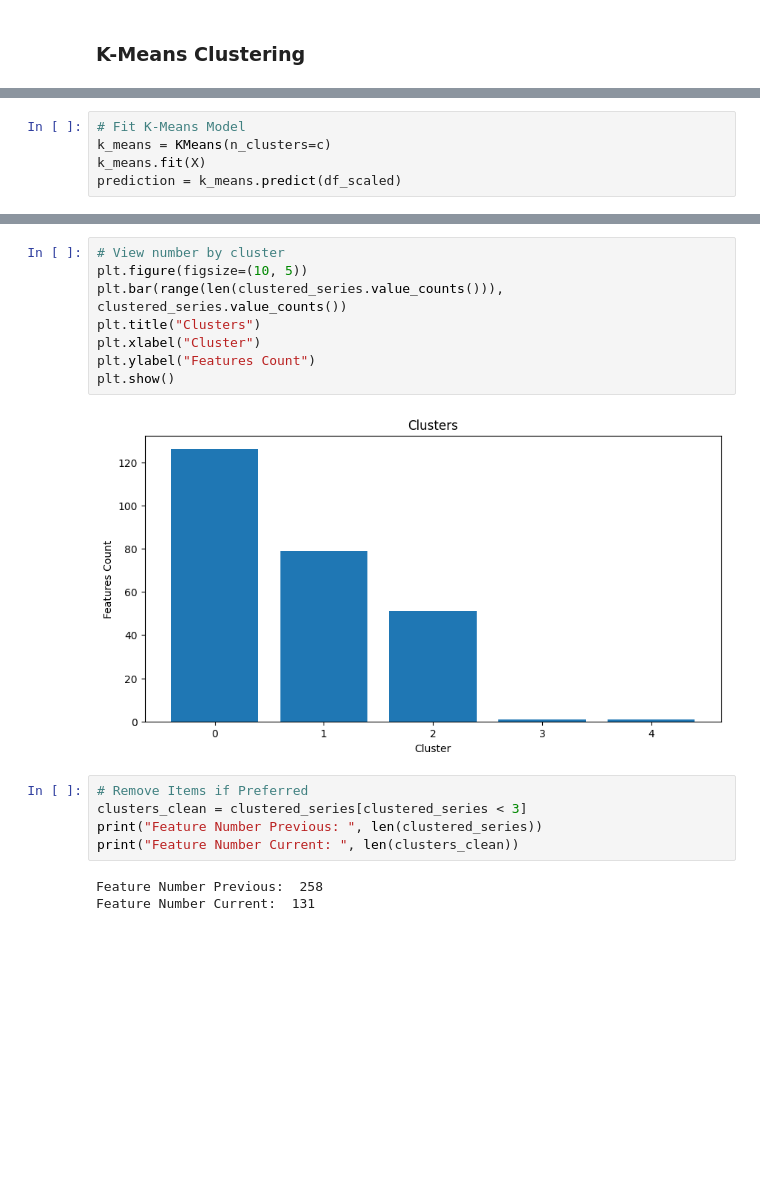
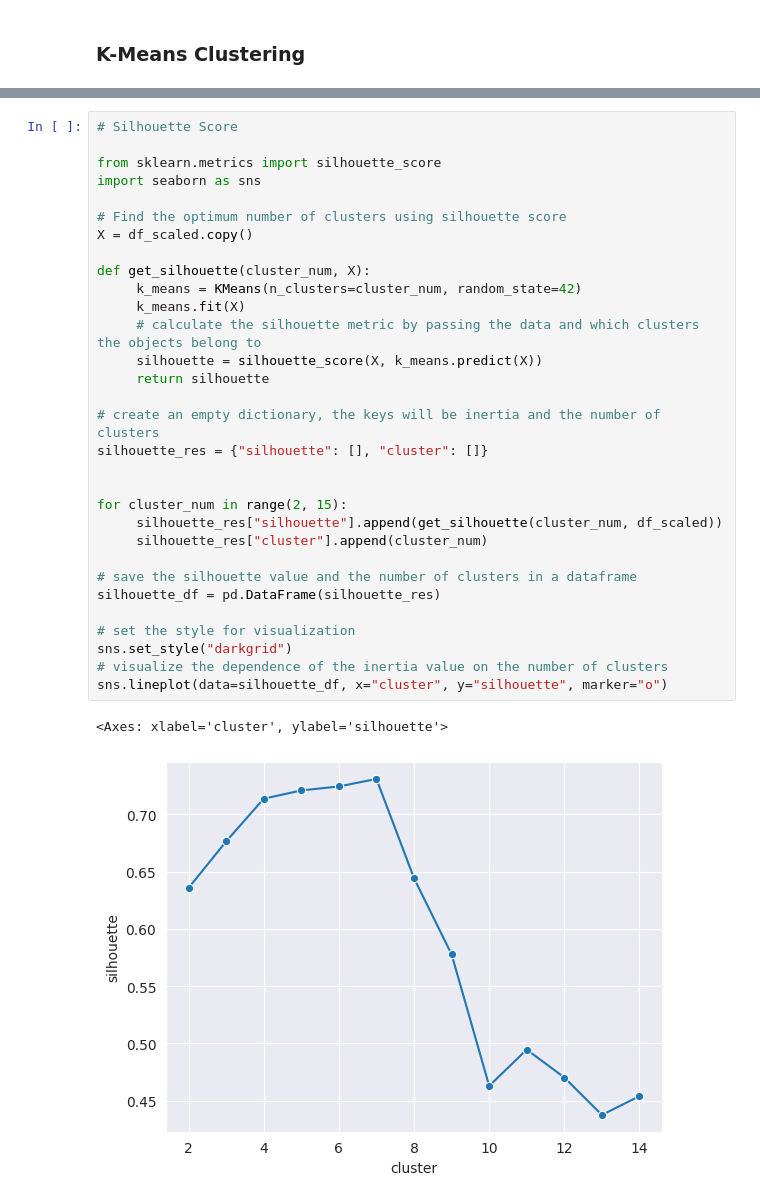
Before and after one commit to dkalenov/ML-Stock-Crypto-Trading, a Jupyter notebook: K_Means_Clustering.ipynb, the cells around one changed output, grey strips where cells are left out. Saved outputs shown, nothing was run; the diff lists cells and outputs as text; blank space fills up the shorter version.

```diff
--- a/K_Means_Clustering.ipynb
+++ b/K_Means_Clustering.ipynb
@@ -159,5 +169,0 @@ Optimum Clusters:  5
-# %%
-# Fit K-Means Model
-k_means = KMeans(n_clusters=c)
-k_means.fit(X)
-prediction = k_means.predict(df_scaled)
@@ -193,18 +170,34 @@ dtype: int32
-# %%
-# View number by cluster
-plt.figure(figsize=(10, 5))
-plt.bar(range(len(clustered_series.value_counts())), clustered_series.value_counts())
-plt.title("Clusters")
-plt.xlabel("Cluster")
-plt.ylabel("Features Count")
-plt.show()
-# %% [output]
-[figure, removed]
-# %%
-# Remove Items if Preferred
-clusters_clean = clustered_series[clustered_series < 3]
-print("Feature Number Previous: ", len(clustered_series))
-print("Feature Number Current: ", len(clusters_clean))
-# %% [output]
-Feature Number Previous:  258
-Feature Number Current:  131
+# %%
+# Silhouette Score
+
+from sklearn.metrics import silhouette_score
+import seaborn as sns
+
+# Find the optimum number of clusters using silhouette score
+X = df_scaled.copy()
+
+def get_silhouette(cluster_num, X):
+     k_means = KMeans(n_clusters=cluster_num, random_state=42)
+     k_means.fit(X)
+     # calculate the silhouette metric by passing the data and which clusters the objects belong to
+     silhouette = silhouette_score(X, k_means.predict(X))
+     return silhouette
+
+# create an empty dictionary, the keys will be inertia and the number of clusters
+silhouette_res = {"silhouette": [], "cluster": []}
+
+
+for cluster_num in range(2, 15):
+     silhouette_res["silhouette"].append(get_silhouette(cluster_num, df_scaled))
+     silhouette_res["cluster"].append(cluster_num)
+
+# save the silhouette value and the number of clusters in a dataframe
+silhouette_df = pd.DataFrame(silhouette_res)
+
+# set the style for visualization
+sns.set_style("darkgrid")
+# visualize the dependence of the inertia value on the number of clusters
+sns.lineplot(data=silhouette_df, x="cluster", y="silhouette", marker="o")
+# %% [output]
+<Axes: xlabel='cluster', ylabel='silhouette'>
+[figure, added]
```
Also changed, not shown: parts of 38 cells of this notebook.
